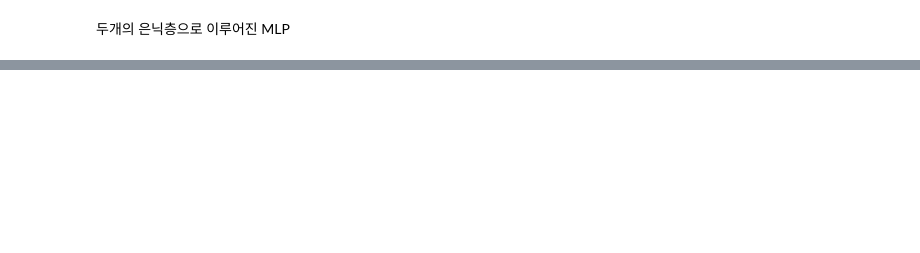
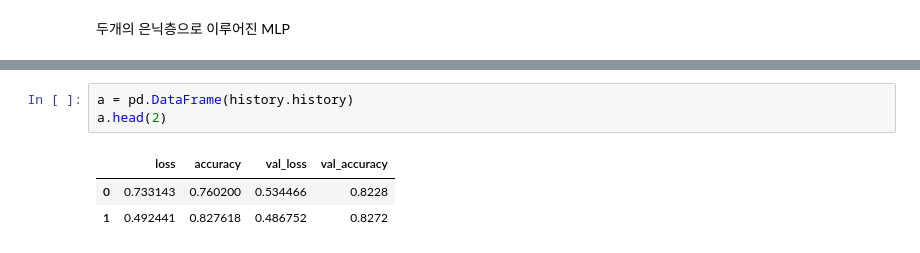
Before and after one commit to mindang/sandbox, a Jupyter notebook: Hand-on-ML/CH10-tf.ipynb, the cells around one changed output, grey strips where cells are left out. Drawn from its saved outputs; the diff is of its cells as text; blank space fills up the shorter version.

```diff
--- a/Hand-on-ML/CH10-tf.ipynb
+++ b/Hand-on-ML/CH10-tf.ipynb
@@ -59,0 +158,7 @@ model.add(keras.layers.Dense(10,activation='softmax')) #마지막 층은 출력
+# %%
+a = pd.DataFrame(history.history)
+a.head(2)
+# %% [output]
+|  | loss | accuracy | val_loss | val_accuracy |
+| 0 | 0.733143 | 0.760200 | 0.534466 | 0.8228 |
+| 1 | 0.492441 | 0.827618 | 0.486752 | 0.8272 |
```
Also changed, not shown: parts of 17 cells of this notebook, 10 other files.
